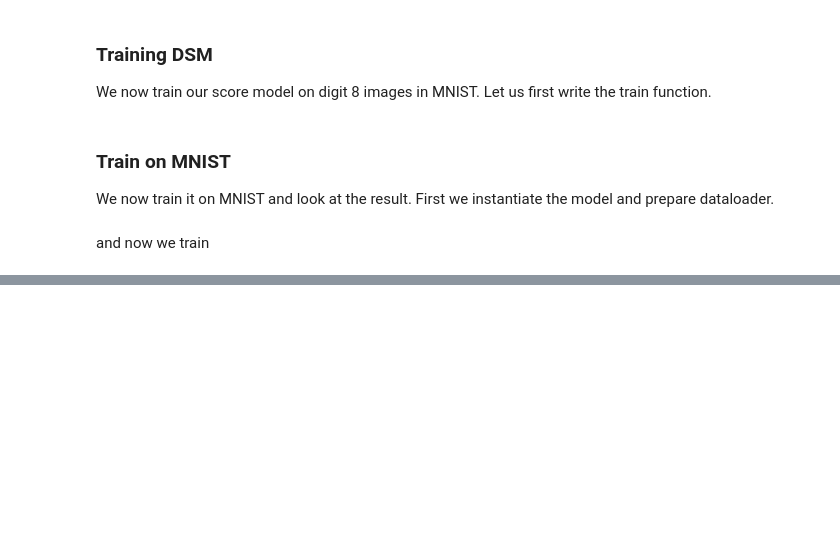
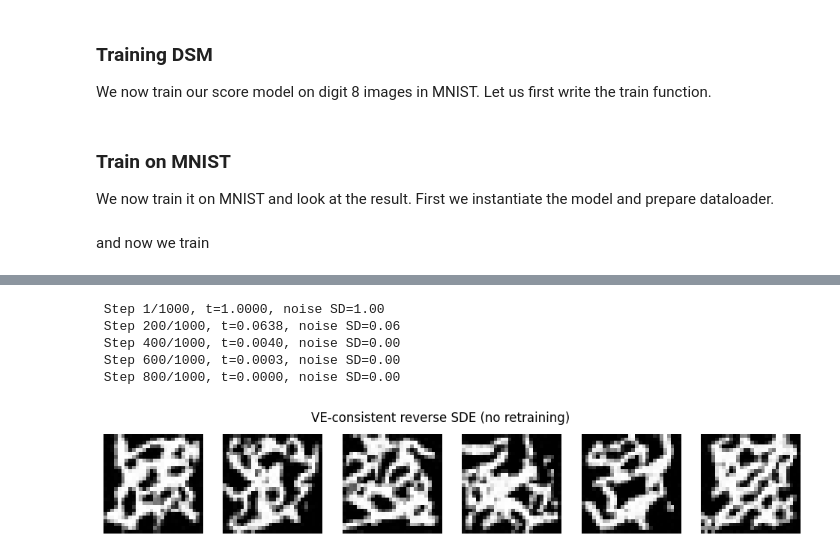
Before and after one commit to Stevey8/ECE1508, a Jupyter notebook: a5/Tsai_Steven_Assgn5_Q2.ipynb, the cells around one changed output, grey strips where cells are left out. Saved outputs shown, nothing was run; the diff lists cells and outputs as text; code cells hidden in the pictures; blank space fills up the shorter version.

```diff
--- a/a5/Tsai_Steven_Assgn5_Q2.ipynb
+++ b/a5/Tsai_Steven_Assgn5_Q2.ipynb
@@ -364,0 +440,28 @@ COMPLETE
+# %%
+# Safety net: if the kernel was restarted since training, reload the last checkpoint
+# instead of retraining. Skips silently if `model` is already in memory from this session.
+if 'model' not in globals():
+    import glob
+    ckpts = sorted(glob.glob('dsm_model_epoch_*.pt'))
+    assert ckpts, "No checkpoint found in the current working directory."
+    model = ScoreNet(embed_dim=64).to(device)
+    model.load_state_dict(torch.load(ckpts[-1], map_location=device)['model_state_dict'])
+    print(f"Loaded checkpoint: {ckpts[-1]}")
+
+model.eval()
+samples_ve = sample_from_model_ve(model, (6, 1, 28, 28), device, num_steps=1000)
+samples_ve = torch.clamp(samples_ve, -1, 1)
+
+fig, axes = plt.subplots(1, 6, figsize=(12, 2))
+for i in range(6):
+    axes[i].imshow(samples_ve[i, 0].cpu().numpy(), cmap='gray')
+    axes[i].axis('off')
+plt.suptitle('VE-consistent reverse SDE (no retraining)')
+plt.show()
+# %% [output]
+ Step 1/1000, t=1.0000, noise SD=1.00
+ Step 200/1000, t=0.0638, noise SD=0.06
+ Step 400/1000, t=0.0040, noise SD=0.00
+ Step 600/1000, t=0.0003, noise SD=0.00
+ Step 800/1000, t=0.0000, noise SD=0.00
+[figure, added]
```
Also changed, not shown: parts of 9 cells of this notebook.
